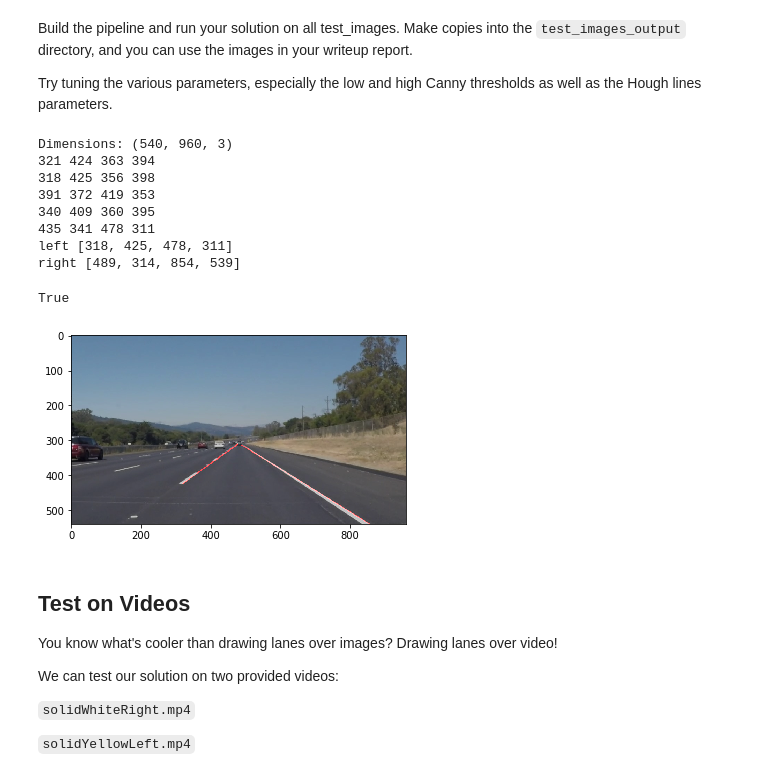
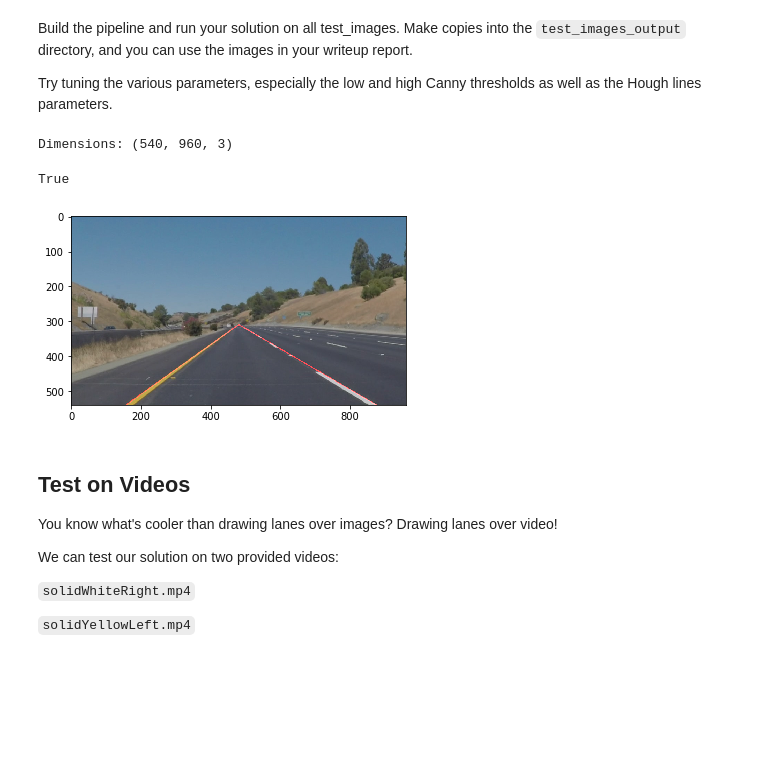
Before and after one commit to tnazikian/CarND-LaneLines-P1, a Jupyter notebook: P1.ipynb, the cells around one changed output. Saved outputs shown, nothing was run; the diff lists cells and outputs as text; code cells hidden in the pictures; blank space fills up the shorter version.

```diff
--- a/P1.ipynb
+++ b/P1.ipynb
@@ -146,13 +146,40 @@ def draw_lines(img, lines, color=[255, 0, 0], thickness=2):
         for x1,y1,x2,y2 in line:
             cv2.line(img, (x1, y1), (x2, y2), color, thickness)
 
-def draw_lines4(img, lines, color=[255, 0, 0], thickness=2):
+def hough_lines(img, rho, theta, threshold, min_line_len, max_line_gap):
+    """
+    `img` should be the output of a Canny transform.
+
+    Returns an image with hough lines drawn.
+    """
+    lines = cv2.HoughLinesP(img, rho, theta, threshold, np.array([]), minLineLength=min_line_len, maxLineGap=max_line_gap)
+    line_img = np.zeros((img.shape[0], img.shape[1], 3), dtype=np.uint8)
+    #draw_lines(line_img, lines)
+    draw_lines2(line_img, lines)
+    return line_img
+
+# Python 3 has support for cool math symbols.
+
+def weighted_img(img, initial_img, α=0.8, β=1., γ=0.):
+    """
+    `img` is the output of the hough_lines(), An image with lines drawn on it.
+    Should be a blank image (all black) with lines drawn on it.
+
+    `initial_img` should be the image before any processing.
+
+    The result image is computed as follows:
+
+    initial_img * α + img * β + γ
+    NOTE: initial_img and img must be the same shape!
+    """
+    return cv2.addWeighted(initial_img, α, img, β, γ)
+
+def draw_lines2(img, lines, color=[255, 0, 0], thickness=2):
     slope_dict = {'left': [10000, 0, 0, 10000], 'right': [10000, 10000, 0, 0]}
     for line in lines:
         for x1,y1,x2,y2 in line:
             slope = ((y2-y1)/(x2-x1))
             if slope < 0:
-                print(x1,y1,x2,y2)
                 slope_dict['left'] = [min(x1, slope_dict['left'][0]), max(y1, slope_dict['left'][1]),
                                       max(x2, slope_dict['left'][2]), min(y2, slope_dict['left'][3])]
             else:
@@ -160,7 +187,6 @@ def draw_lines4(img, lines, color=[255, 0, 0], thickness=2):
                                       max(x2, slope_dict['right'][2]), max(y2, slope_dict['right'][3])]
 
     for key, v in slope_dict.items():
-        print(key, v)
         cv2.line(img, (v[0], v[1]), (v[2], v[3]), color, thickness)
 # %% [markdown]
 ## Test Images
@@ -190,8 +216,8 @@ Try tuning the various parameters, especially the low and high Canny thresholds
 """
 Takes in an image and returns a canny image displaying the hough lines
 """
-def pipeline(image, show=True):
-    img = mpimg.imread(image)
+def pipeline(image, show=False):
+    img = image
 
 
     #Get the size of the picture and copy it for modification
@@ -241,19 +267,12 @@ def pipeline(image, show=True):
     return weighted
 # %%
 
-out = pipeline('test_images/solidWhiteRight.jpg', show=True)
+out = pipeline('test_images/solidYellowCurve2.jpg', show=True)
 cv2.imwrite('out.png', out)
 # %% [output]
 Dimensions: (540, 960, 3)
-321 424 363 394
-318 425 356 398
-391 372 419 353
-340 409 360 395
-435 341 478 311
-left [318, 425, 478, 311]
-right [489, 314, 854, 539]
 True
-[figure, old version]
+[figure, new version]
 # %% [markdown]
 ## Test on Videos
 
```
Also changed, not shown: parts of 5 cells of this notebook, 2 other files.
